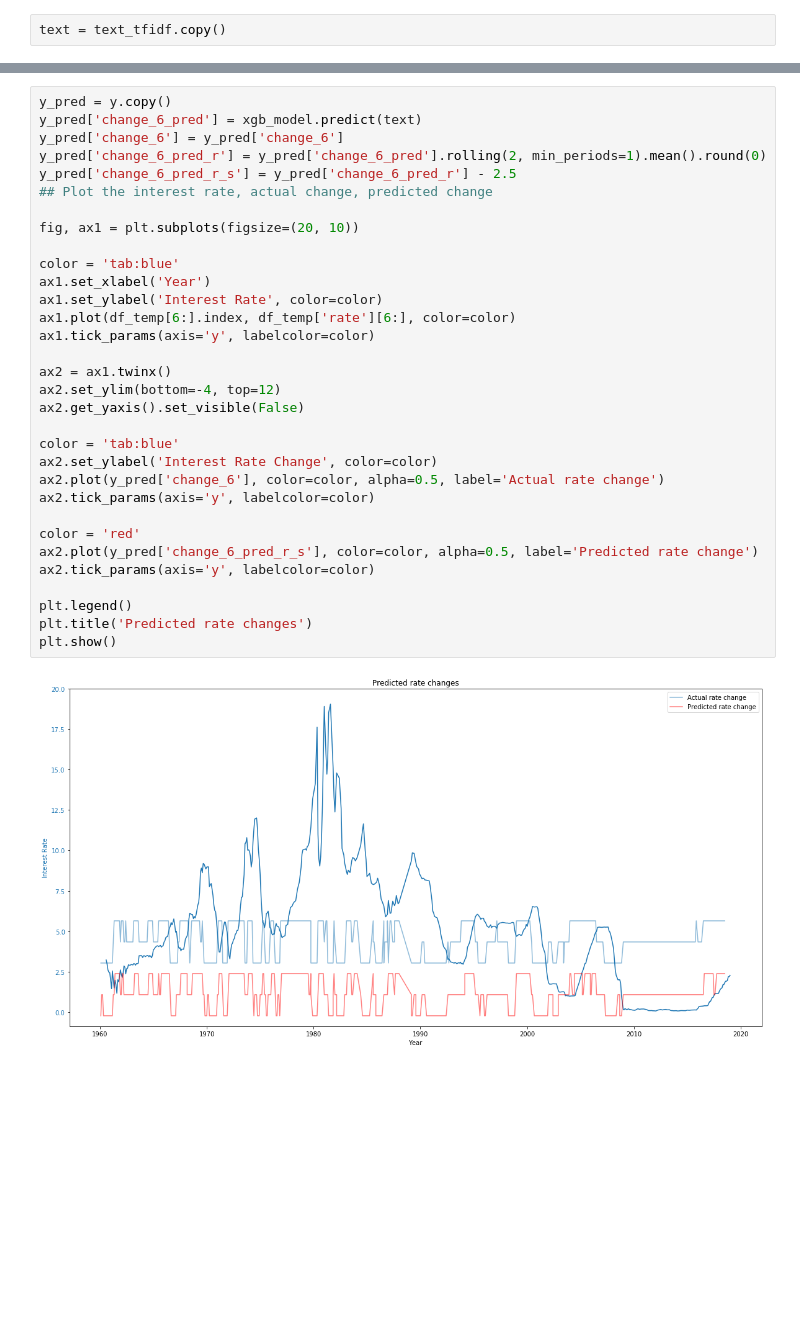
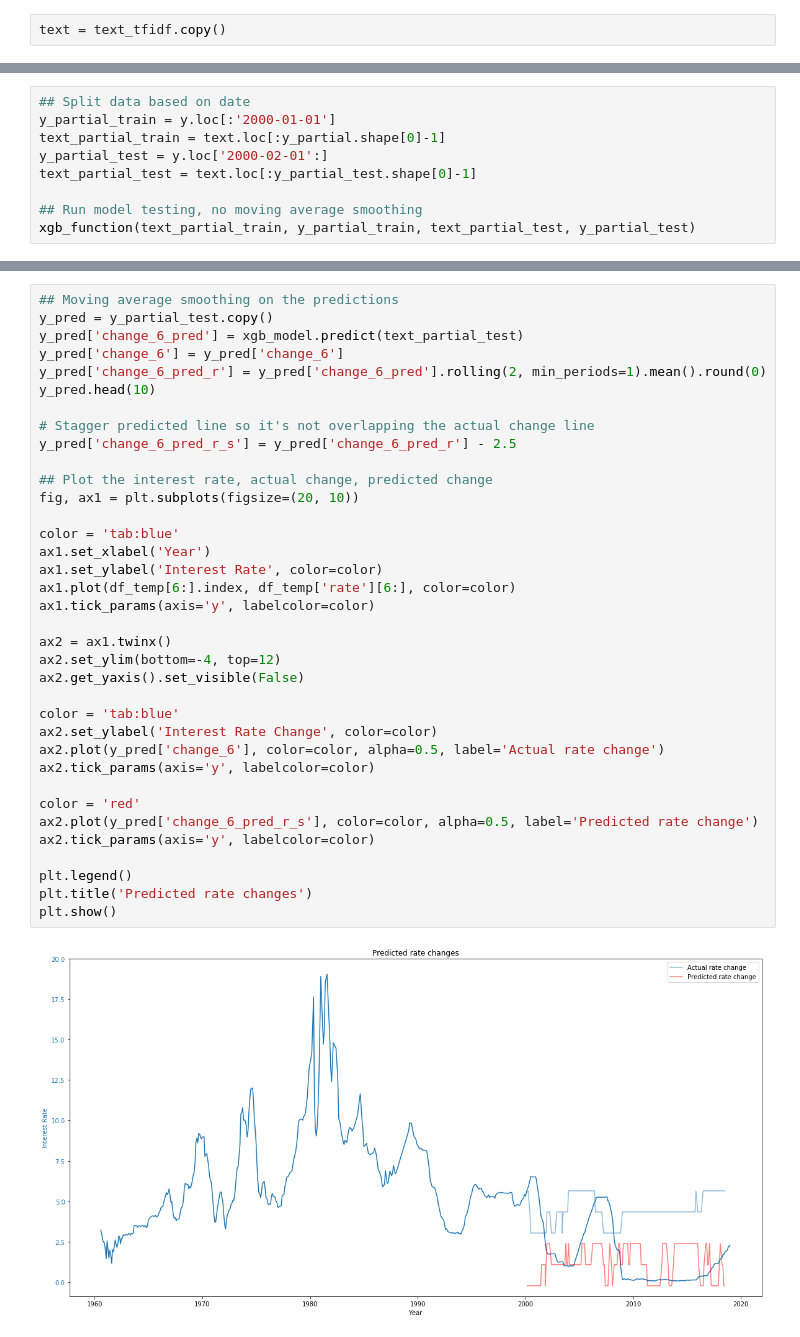
Before and after one commit to mitchdshawn/interest_rate_forecaster, a Jupyter notebook: 02 analysis.ipynb, the cells around one changed output, grey strips where cells are left out. Drawn from its saved outputs; the diff is of its cells as text; blank space fills up the shorter version.

```diff
--- a/02 analysis.ipynb
+++ b/02 analysis.ipynb
@@ -668,0 +658,9 @@ Full data run: 0.77
+# %%
+## Split data based on date
+y_partial_train = y.loc[:'2000-01-01']
+text_partial_train = text.loc[:y_partial.shape[0]-1]
+y_partial_test = y.loc['2000-02-01':]
+text_partial_test = text.loc[:y_partial_test.shape[0]-1]
+
+## Run model testing, no moving average smoothing
+xgb_function(text_partial_train, y_partial_train, text_partial_test, y_partial_test)
@@ -669,37 +675,41 @@ Full data run: 0.77
 # %%
-y_pred = y.copy()
-y_pred['change_6_pred'] = xgb_model.predict(text)
+## Moving average smoothing on the predictions
+y_pred = y_partial_test.copy()
+y_pred['change_6_pred'] = xgb_model.predict(text_partial_test)
 y_pred['change_6'] = y_pred['change_6']
 y_pred['change_6_pred_r'] = y_pred['change_6_pred'].rolling(2, min_periods=1).mean().round(0)
+y_pred.head(10)
+
+# Stagger predicted line so it's not overlapping the actual change line
 y_pred['change_6_pred_r_s'] = y_pred['change_6_pred_r'] - 2.5
+
 ## Plot the interest rate, actual change, predicted change
-
 fig, ax1 = plt.subplots(figsize=(20, 10))
 
 color = 'tab:blue'
 ax1.set_xlabel('Year')
 ax1.set_ylabel('Interest Rate', color=color)
 ax1.plot(df_temp[6:].index, df_temp['rate'][6:], color=color)
 ax1.tick_params(axis='y', labelcolor=color)
 
 ax2 = ax1.twinx()
 ax2.set_ylim(bottom=-4, top=12)
 ax2.get_yaxis().set_visible(False)
 
 color = 'tab:blue'
 ax2.set_ylabel('Interest Rate Change', color=color)
 ax2.plot(y_pred['change_6'], color=color, alpha=0.5, label='Actual rate change')
 ax2.tick_params(axis='y', labelcolor=color)
 
 color = 'red'
 ax2.plot(y_pred['change_6_pred_r_s'], color=color, alpha=0.5, label='Predicted rate change')
 ax2.tick_params(axis='y', labelcolor=color)
 
 plt.legend()
 plt.title('Predicted rate changes')
 plt.show()
 # %% [output]
-[figure, old version]
+[figure, new version]
 # %%
 ## Manual calculation of score
 # Sum predictions
```
Also changed, not shown: parts of 21 cells of this notebook, 4 other files.
